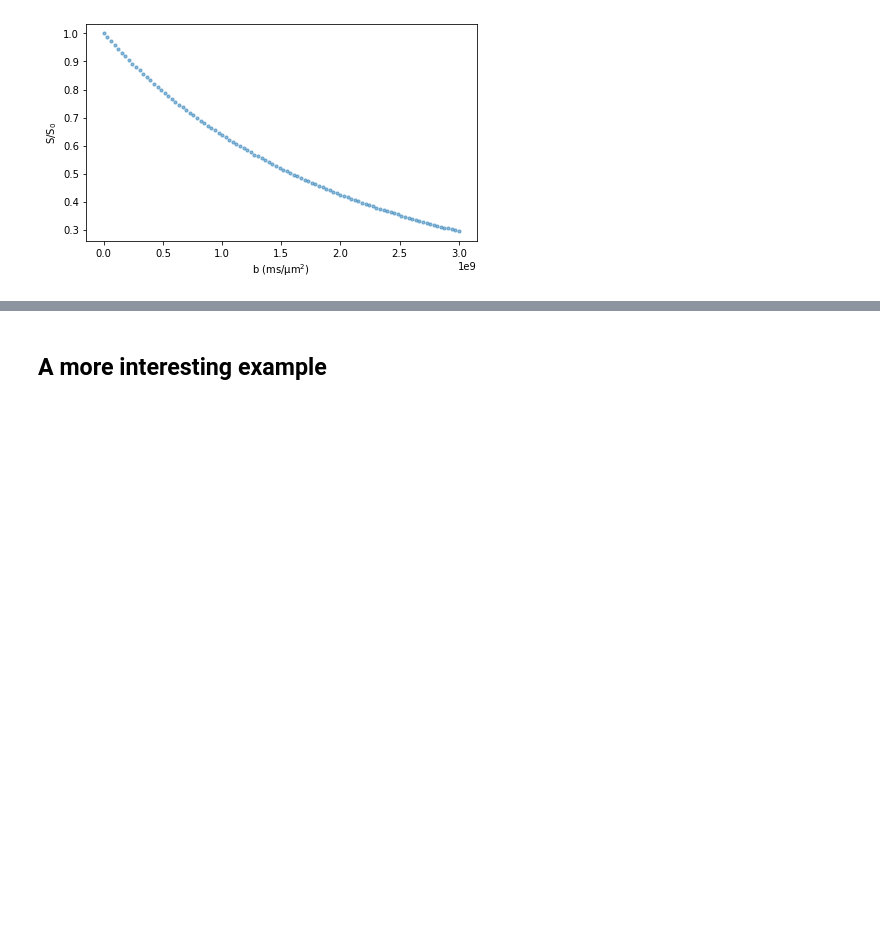
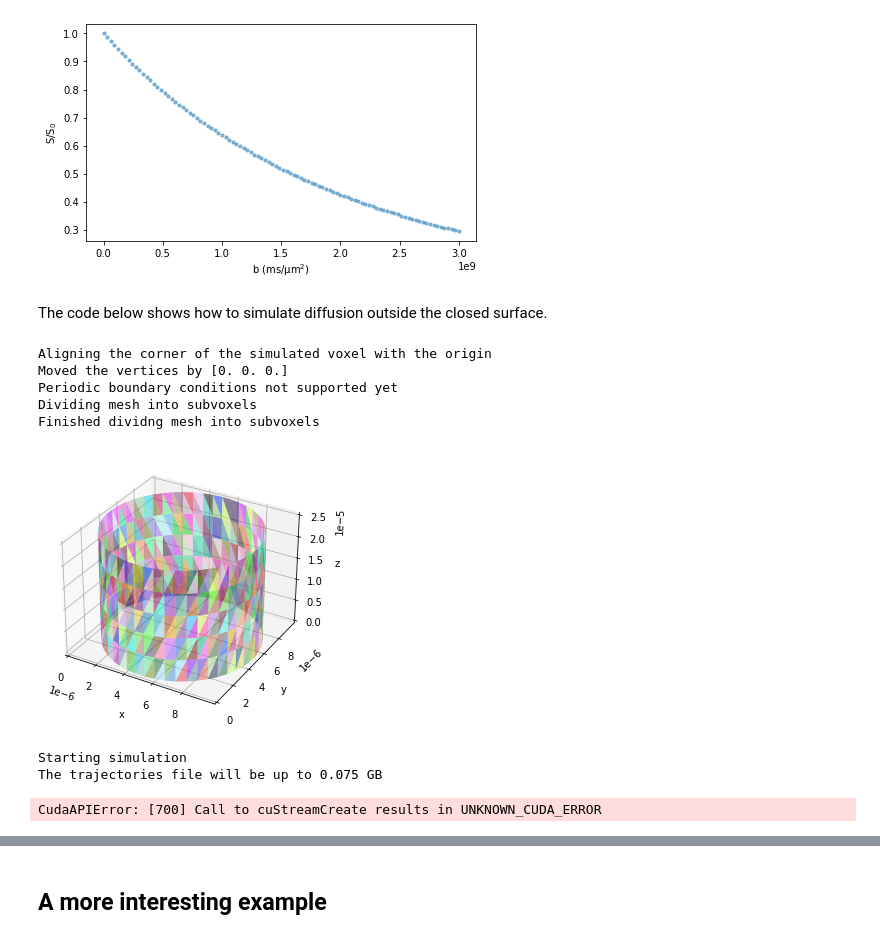
Before and after one commit to kerkelae/disimpy, a Jupyter notebook: docs/source/tutorial.ipynb, the cells around one changed output, grey strips where cells are left out. Drawn from its saved outputs; the diff is of its cells as text; code cells hidden in the pictures; blank space fills up the shorter version.

```diff
--- a/docs/source/tutorial.ipynb
+++ b/docs/source/tutorial.ipynb
@@ -274,3 +275,54 @@ Finished calculating initial positions
 Simulation finished
 [figure]
 [figure]
+# %% [markdown]
+The code below shows how to simulate diffusion outside the closed surface.
+# %%
+# Load an example triangular mesh
+
+
+mesh_path = os.path.join(
+    os.path.dirname(simulations.__file__), 'tests', 'cylinder_mesh_open.pkl')
+with open(mesh_path, 'rb') as f:
+    example_mesh = pickle.load(f)
+faces = example_mesh['faces']
+vertices = example_mesh['vertices']
+
+
+# Create a substrate object
+
+init_pos = np.zeros((n_walkers, 3)) + np.array([5e-6, 5e-6, 25e-6])
+substrate = substrates.mesh(
+    vertices, faces, padding=np.zeros(3), periodic=True, init_pos=init_pos)
+
+
+# Show the mesh
+
+utils.show_mesh(substrate)
+
+
+# Run simulation and show the random walker trajectories
+
+traj_file = 'example_traj.txt'
+signals = simulations.simulation(
+    n_walkers, diffusivity, gradient, dt, substrate, traj=traj_file)
+utils.show_traj(traj_file)
+
+
+# Plot the simulated signal
+
+fig, ax = plt.subplots(1, figsize=(7, 4))
+ax.scatter(bs, signals / n_walkers, s=10, alpha=.5)
+ax.set_xlabel('b (ms/μm$^2$)')
+ax.set_ylabel('S/S$_0$')
+plt.show()
+# %% [output]
+Aligning the corner of the simulated voxel with the origin
+Moved the vertices by [0. 0. 0.]
+Periodic boundary conditions not supported yet
+Dividing mesh into subvoxels
+Finished dividng mesh into subvoxels
+[figure, added]
+Starting simulation
+The trajectories file will be up to 0.075 GB
+CudaAPIError: [700] Call to cuStreamCreate results in UNKNOWN_CUDA_ERROR
```
Also changed, not shown: parts of 5 cells of this notebook, 6 other files.
